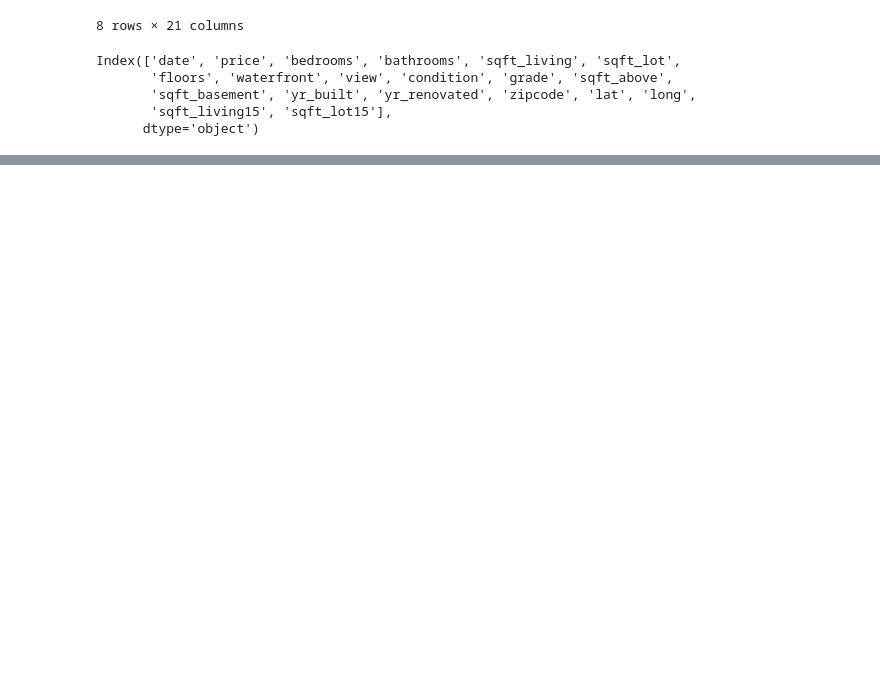
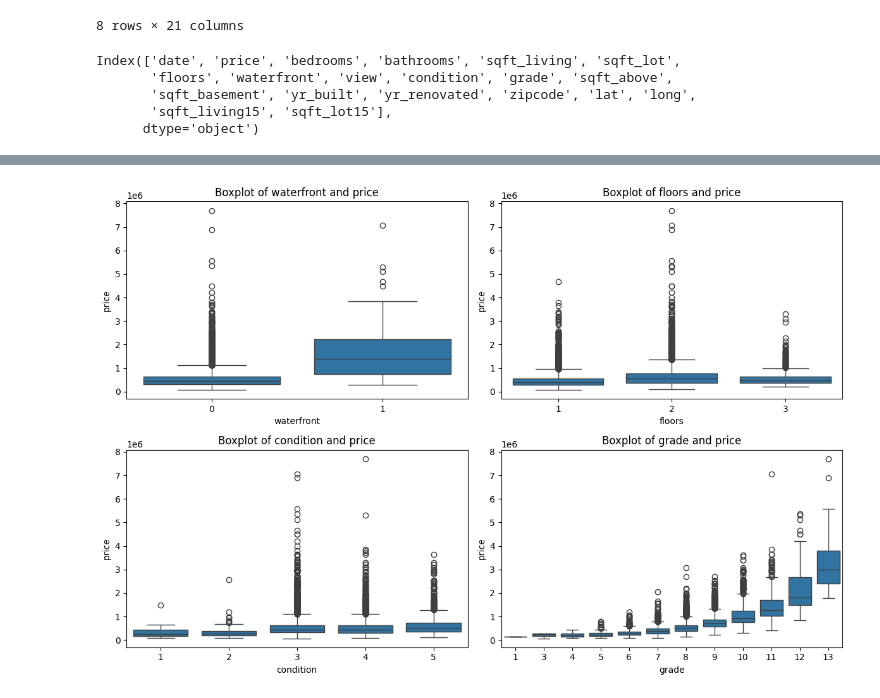
Before and after one commit to GirmaSis/house-price-prediction, a Jupyter notebook: house_price_notebook.ipynb, the cells around one changed output, grey strips where cells are left out. Cells and saved outputs as stored; diff of their text form; code cells hidden in the pictures; blank space fills up the shorter version.

```diff
--- a/house_price_notebook.ipynb
+++ b/house_price_notebook.ipynb
@@ -101,0 +140,22 @@ Number of missing values of bathrooms column : 10
+# %%
+# Boxplot of waterfront
+fig, axes = plt.subplots(2, 2, figsize=(12, 8))
+sns.boxplot(x='waterfront', y='price', data=df, ax=axes[0, 0])
+axes[0, 0].set_title('Boxplot of waterfront and price')
+
+# Boxplot of floors
+sns.boxplot(x='floors', y='price', data=df, ax=axes[0, 1])
+axes[0, 1].set_title('Boxplot of floors and price')
+
+# Boxplot of condition
+sns.boxplot(x='condition', y='price', data=df, ax=axes[1, 0])
+axes[1, 0].set_title('Boxplot of condition and price')
+
+# Boxplot of grade
+sns.boxplot(x='grade', y='price', data=df, ax=axes[1, 1])
+axes[1, 1].set_title('Boxplot of grade and price')
+
+plt.tight_layout()
+plt.show()
+# %% [output]
+[figure, added]
```
Also changed, not shown: parts of 17 cells of this notebook.
